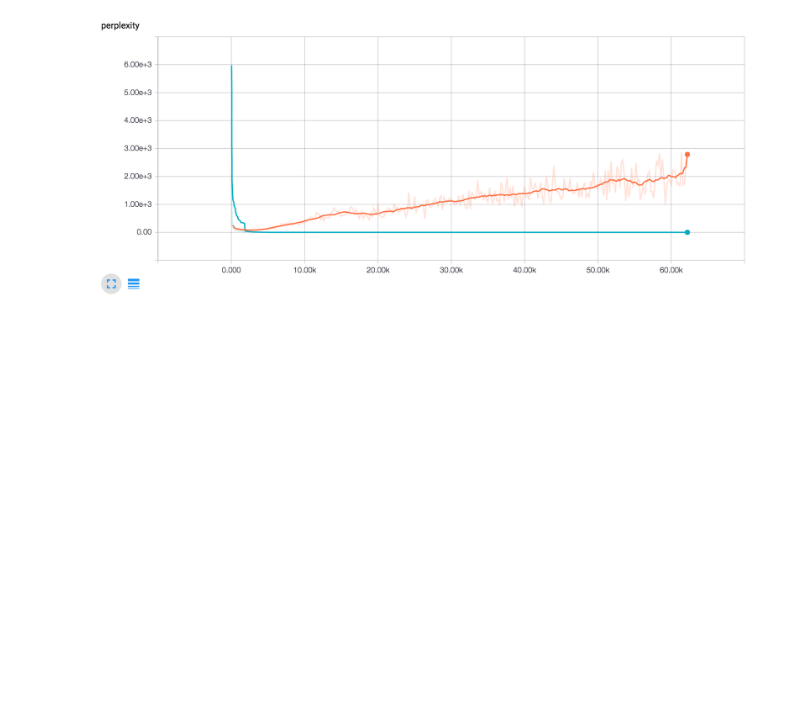
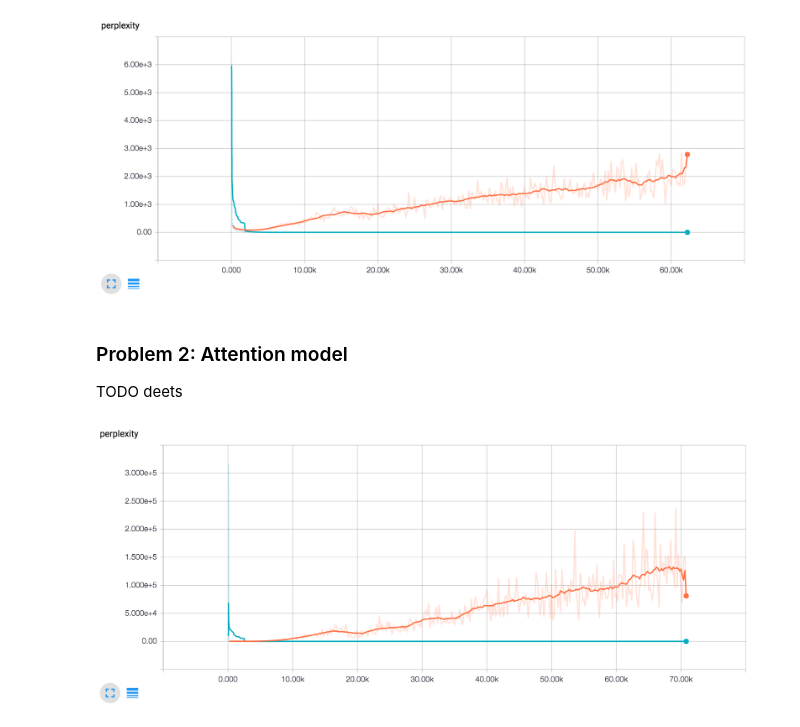
Before and after one commit to pinesol/nlp, a Jupyter notebook: hw4/Homework 4.ipynb, the cells around one changed output. Drawn from its saved outputs; the diff is of its cells as text; code cells hidden in the pictures; blank space fills up the shorter version.

Commit message:
Added yet another chart

```diff
--- a/hw4/Homework 4.ipynb
+++ b/hw4/Homework 4.ipynb
@@ -33,3 +33,10 @@ TODO deets
 Image(filename='no-attention-perplexity.png')
 # %% [output]
 [figure]
+# %% [markdown]
+### Problem 2: Attention model
+TODO deets
+# %%
+Image(filename='attention1-perplexity.png')
+# %% [output]
+[figure, added]
```
Also changed, not shown: 1 other file.
